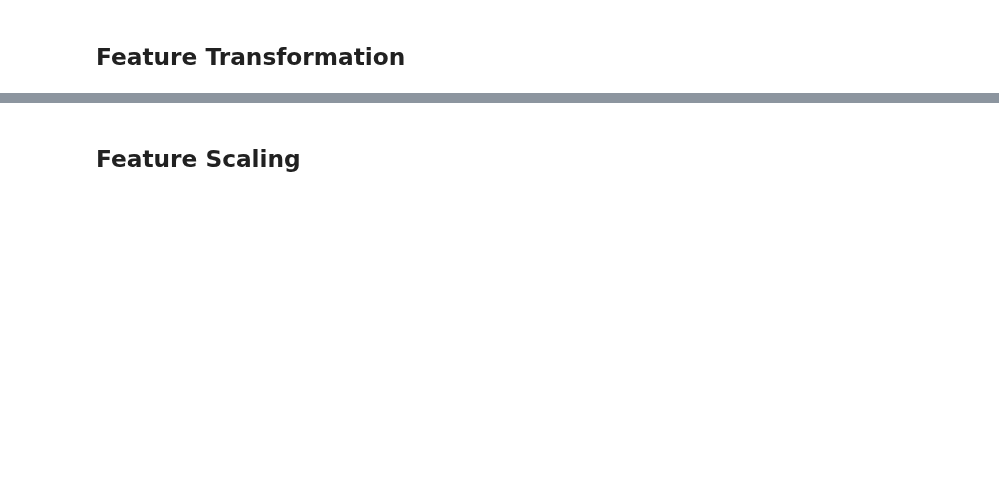
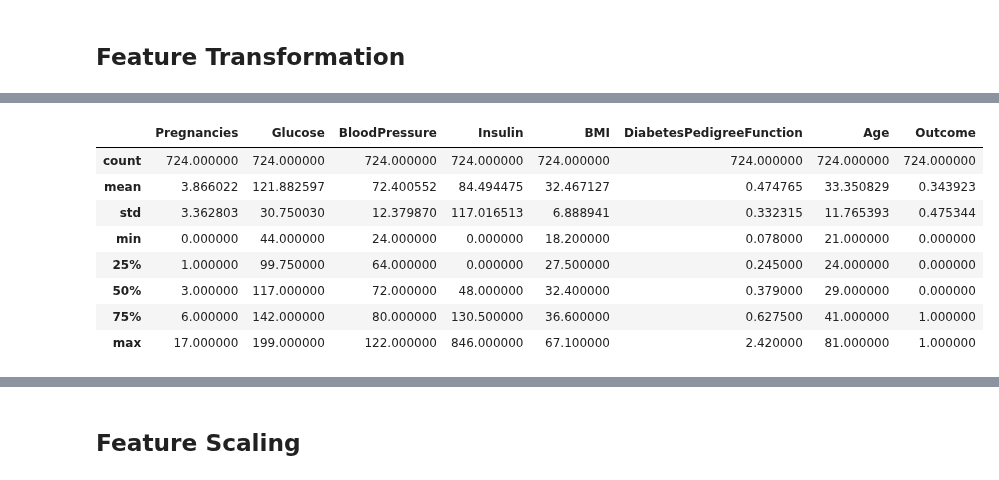
Before and after one commit to ParisRohan/Kaggle_DataScience_Projects, a Jupyter notebook: rp-pima-diabetes-1.ipynb, the cells around one changed output, grey strips where cells are left out. Saved outputs shown, nothing was run; the diff lists cells and outputs as text; code cells hidden in the pictures; blank space fills up the shorter version.

```diff
--- a/rp-pima-diabetes-1.ipynb
+++ b/rp-pima-diabetes-1.ipynb
@@ -170,0 +211,12 @@ df_data.head()
+# %%
+df_data2.describe()
+# %% [output]
+|  | Pregnancies | Glucose | BloodPressure | Insulin | BMI | DiabetesPedigreeFunction | Age | Outcome |
+| count | 724.000000 | 724.000000 | 724.000000 | 724.000000 | 724.000000 | 724.000000 | 724.000000 | 724.000000 |
+| mean | 3.866022 | 121.882597 | 72.400552 | 84.494475 | 32.467127 | 0.474765 | 33.350829 | 0.343923 |
+| std | 3.362803 | 30.750030 | 12.379870 | 117.016513 | 6.888941 | 0.332315 | 11.765393 | 0.475344 |
+| min | 0.000000 | 44.000000 | 24.000000 | 0.000000 | 18.200000 | 0.078000 | 21.000000 | 0.000000 |
+| 25% | 1.000000 | 99.750000 | 64.000000 | 0.000000 | 27.500000 | 0.245000 | 24.000000 | 0.000000 |
+| 50% | 3.000000 | 117.000000 | 72.000000 | 48.000000 | 32.400000 | 0.379000 | 29.000000 | 0.000000 |
+| 75% | 6.000000 | 142.000000 | 80.000000 | 130.500000 | 36.600000 | 0.627500 | 41.000000 | 1.000000 |
+| max | 17.000000 | 199.000000 | 122.000000 | 846.000000 | 67.100000 | 2.420000 | 81.000000 | 1.000000 |
```
Also changed, not shown: parts of 14 cells of this notebook.
